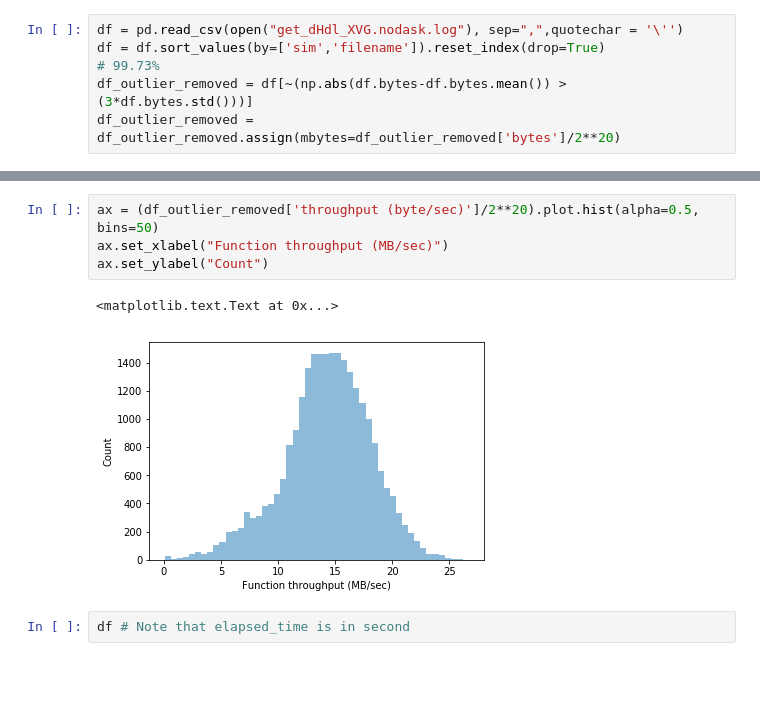
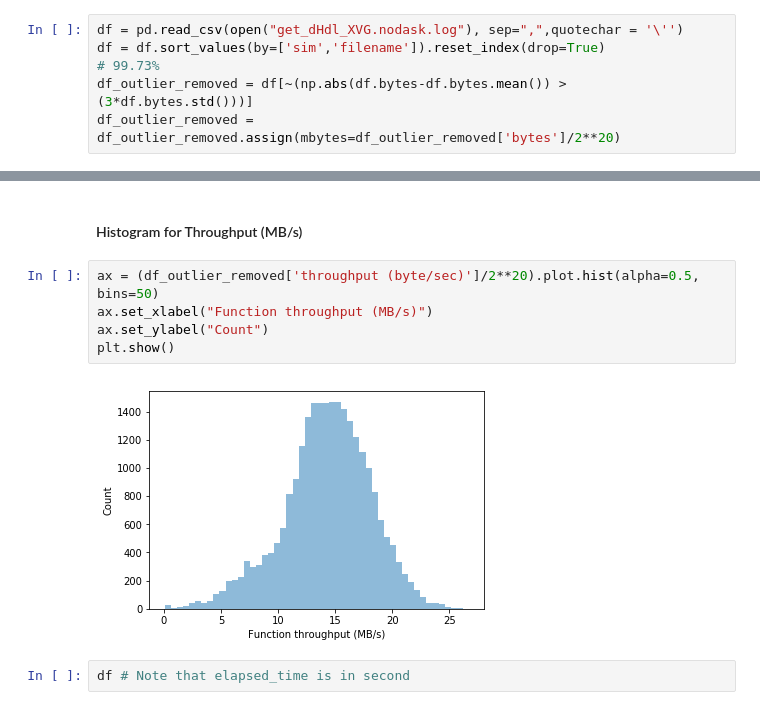
Before and after one commit to hpcanalytics/midas-alchemlyb, a Jupyter notebook: profiling.ipynb, the cells around one changed output, grey strips where cells are left out. Cells and saved outputs as stored; diff of their text form; blank space fills up the shorter version.

```diff
--- a/profiling.ipynb
+++ b/profiling.ipynb
@@ -110,10 +120,12 @@ df_outlier_removed = df_outlier_removed.assign(mbytes=df_outlier_removed['bytes'
+# %% [markdown]
+#### Histogram for Throughput (MB/s)
 # %%
 ax = (df_outlier_removed['throughput (byte/sec)']/2**20).plot.hist(alpha=0.5, bins=50)
-ax.set_xlabel("Function throughput (MB/sec)")
+ax.set_xlabel("Function throughput (MB/s)")
 ax.set_ylabel("Count")
+plt.show()
 # %% [output]
-<matplotlib.text.Text at 0x...>
-[figure, old version]
+[figure, new version]
 # %%
 df # Note that elapsed_time is in second
 # %% [output]
```
Also changed, not shown: parts of 12 cells of this notebook.
